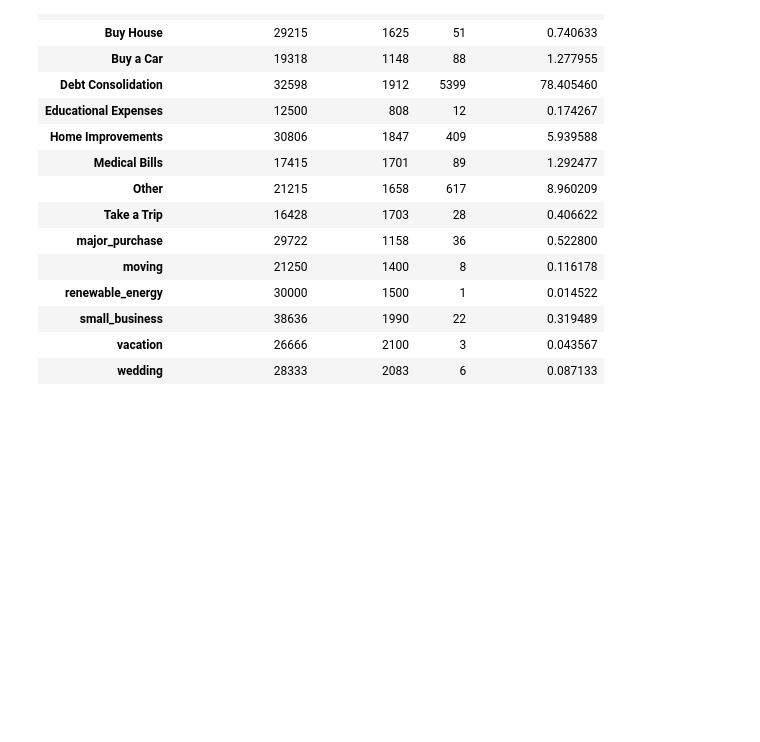
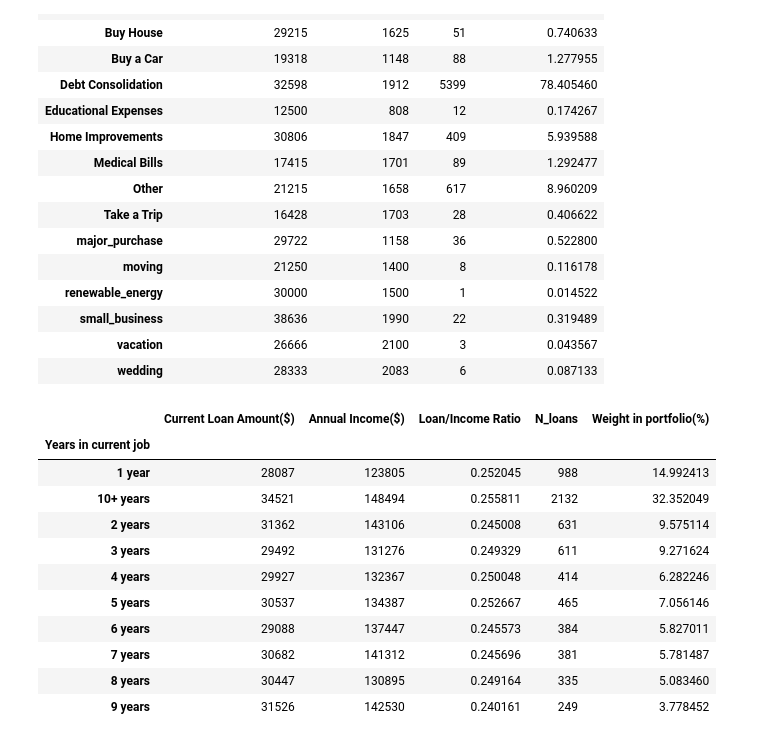
Before and after one commit to Diegon8/Banking-product-, a Jupyter notebook: Cleaning_Banking_data.ipynb, the cells around one changed output. Drawn from its saved outputs; the diff is of its cells as text; code cells hidden in the pictures; blank space fills up the shorter version.

```diff
--- a/Cleaning_Banking_data.ipynb
+++ b/Cleaning_Banking_data.ipynb
@@ -297,5 +297,30 @@ purpose_table
 | small_business | 38636 | 1990 | 22 | 0.319489 |
 | vacation | 26666 | 2100 | 3 | 0.043567 |
 | wedding | 28333 | 2083 | 6 | 0.087133 |
+# %%
+years_table = bankdata[['Years in current job','Current Loan Amount($)','Annual Income($)']].groupby(['Years in current job']).mean()
+from Cleaning_functions import toint
+years_table = years_table[['Current Loan Amount($)','Annual Income($)']].apply(toint())
+years_table['Loan/Income Ratio'] = bankdata[['Loan/Income Ratio']].groupby(bankdata['Years in current job']).mean()
+years_table['N_loans'] = bankdata['Years in current job'].value_counts()
+years_table['Weight in portfolio(%)'] = (years_table['N_loans']/(years_table['N_loans'].sum()))*100
+years_table
+#With these table we can obtain some notions about our loan holders, such as the majority of them having been in
+#a company for more than 10 years(These data tells us about the relation between economical stability and the
+#willingness to take a loan) and a curious information about the weight of the loan towards the annual income of
+#the clients, which seems to maintain a 25% without  being influenced by the years in a job position
+# %% [output]
+|  | Current Loan Amount($) | Annual Income($) | Loan/Income Ratio | N_loans | Weight in portfolio(%) |
+| Years in current job |  |  |  |  |  |
+| 1 year | 28087 | 123805 | 0.252045 | 988 | 14.992413 |
+| 10+ years | 34521 | 148494 | 0.255811 | 2132 | 32.352049 |
+| 2 years | 31362 | 143106 | 0.245008 | 631 | 9.575114 |
+| 3 years | 29492 | 131276 | 0.249329 | 611 | 9.271624 |
+| 4 years | 29927 | 132367 | 0.250048 | 414 | 6.282246 |
+| 5 years | 30537 | 134387 | 0.252667 | 465 | 7.056146 |
+| 6 years | 29088 | 137447 | 0.245573 | 384 | 5.827011 |
+| 7 years | 30682 | 141312 | 0.245696 | 381 | 5.781487 |
+| 8 years | 30447 | 130895 | 0.249164 | 335 | 5.083460 |
+| 9 years | 31526 | 142530 | 0.240161 | 249 | 3.778452 |
 # %%
 bankdata.to_csv('bankdata.csv', index=False)
```
